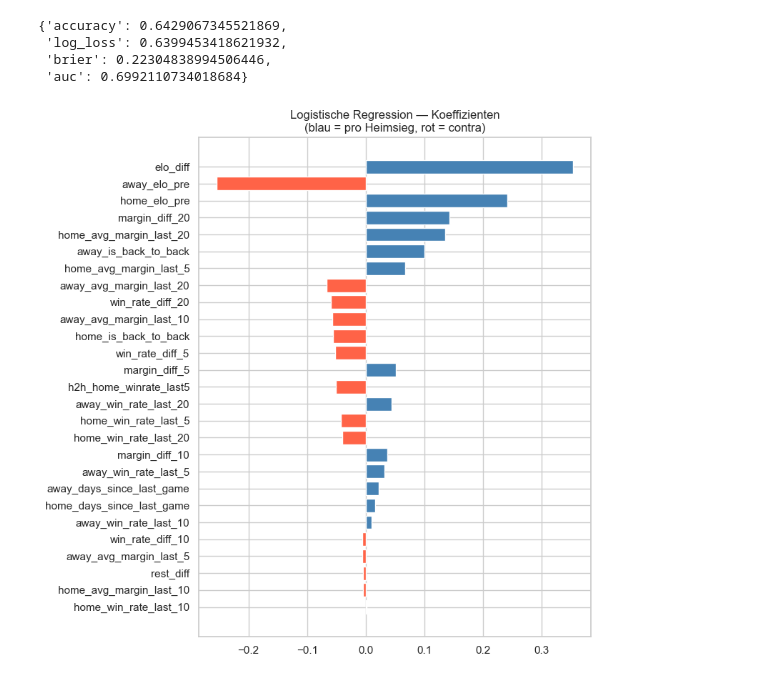
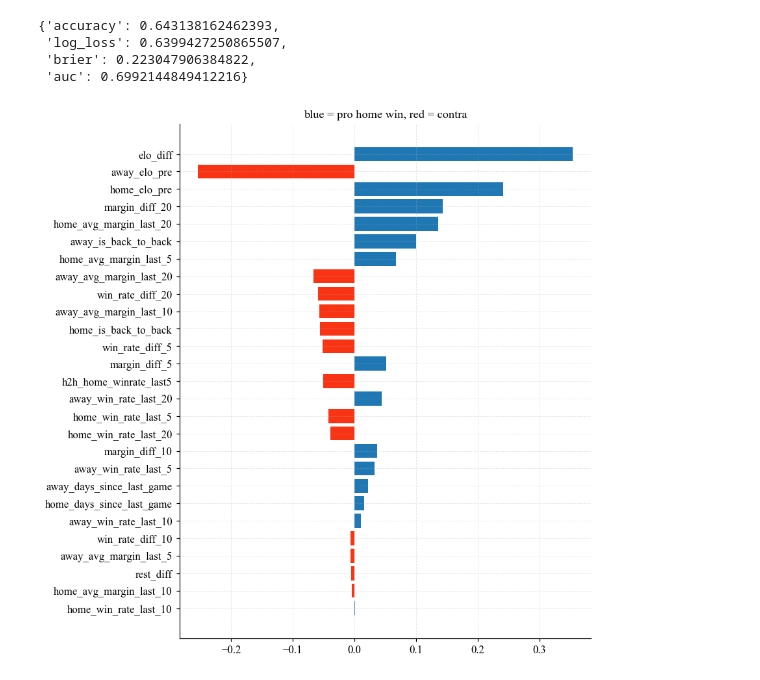
Before and after one commit to klp-data/nba-game-predictor, a Jupyter notebook: notebooks/03_baseline_model.ipynb, the cells around one changed output. Drawn from its saved outputs; the diff is of its cells as text; code cells hidden in the pictures.

```diff
--- a/notebooks/03_baseline_model.ipynb
+++ b/notebooks/03_baseline_model.ipynb
@@ -131,38 +157,50 @@ Wir scalen die Features (StandardScaler), damit die Koeffizienten vergleichbar s
 # %%
+# Ojects holding Pipeline class
 logreg = Pipeline([
-    ('scaler', StandardScaler()),
-    ('clf', LogisticRegression(max_iter=1000, C=1.0, random_state=42)),
+    ("scaler", StandardScaler()), # rescale features
+    ("classifier", LogisticRegression(max_iter=1000, random_state=42)), # the actual model
 ])
+
+# Training
 logreg.fit(X_train, y_train)
 
+# Prediction for test set
 lr_proba = logreg.predict_proba(X_test)[:, 1]
-lr_pred = (lr_proba >= 0.5).astype(int)
+lr_pred = (lr_proba >= 0.5).astype(int) #  win or loss 0.6 -> 1
 
-results['Logistische Regression'] = {
-    'accuracy': accuracy_score(y_test, lr_pred),
-    'log_loss': log_loss(y_test, lr_proba),
-    'brier':    brier_score_loss(y_test, lr_proba),
-    'auc':      roc_auc_score(y_test, lr_proba),
+
+
+results["Logistic Regression"] = {
+    "accuracy": accuracy_score(y_test, lr_pred),
+    "log_loss": log_loss(y_test, lr_proba),
+    "brier":    brier_score_loss(y_test, lr_proba),
+    "auc":      roc_auc_score(y_test, lr_proba),
 }
-results['Logistische Regression']
+results["Logistic Regression"]
 # %% [output]
-{'accuracy': 0.6429067345521869,
- 'log_loss': 0.6399453418621932,
- 'brier': 0.22304838994506446,
- 'auc': 0.6992110734018684}
+{'accuracy': 0.643138162462393,
+ 'log_loss': 0.6399427250865507,
+ 'brier': 0.223047906384822,
+ 'auc': 0.6992144849412216}
 # %%
-# Welche Features hat das lineare Modell als wichtig erkannt?
+# which features have most impact?
+
 coefs = pd.DataFrame({
-    'feature': feature_cols,
-    'coef': logreg.named_steps['clf'].coef_[0],
-}).assign(abs_coef=lambda d: d.coef.abs()).sort_values('abs_coef', ascending=False)
+    "feature": feature_cols,
+    "coef": logreg.named_steps["classifier"].coef_[0],
+}).assign(abs_coef=lambda d: d.coef.abs()).sort_values("abs_coef", ascending=False)
+
+
+
+#print(coefs.feature, coefs.coef)
+
 
 fig, ax = plt.subplots(figsize=(8, 8))
-colors = ['steelblue' if c > 0 else 'tomato' for c in coefs.coef]
+colors = ["#1f77b4" if c > 0 else "#f93414" for c in coefs.coef]
 ax.barh(coefs.feature, coefs.coef, color=colors)
-ax.set_title('Logistische Regression — Koeffizienten\n(blau = pro Heimsieg, rot = contra)')
+ax.set_title("blue = pro home win, red = contra")
 ax.invert_yaxis()
 plt.tight_layout()
 plt.show()
 # %% [output]
-[figure, old version]
+[figure, new version]
```
Also changed, not shown: parts of 39 cells of this notebook.
